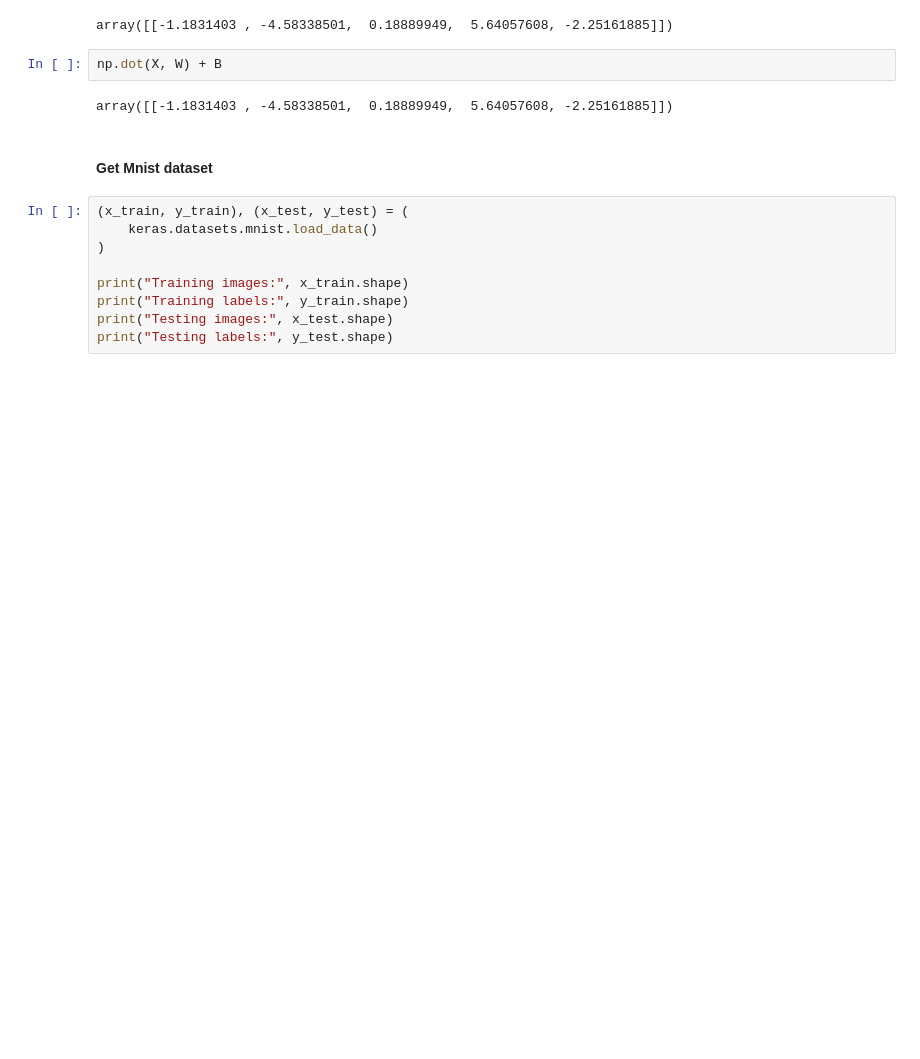
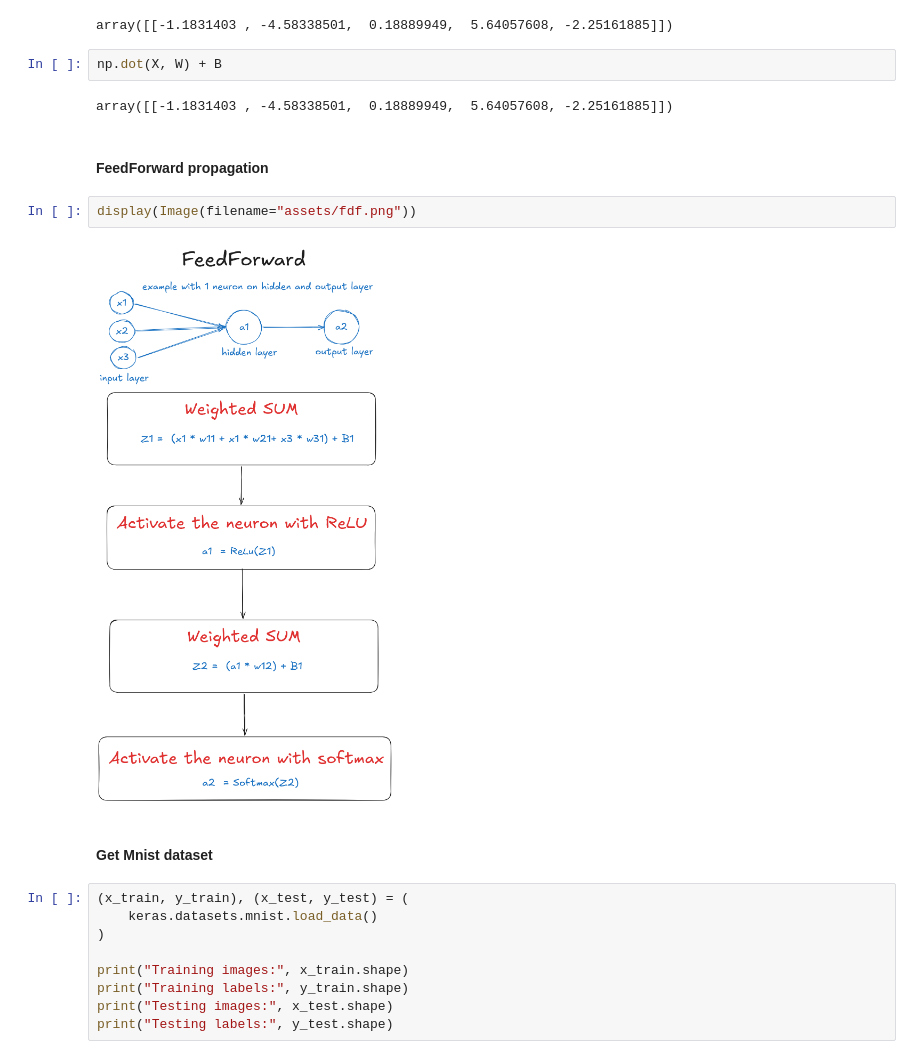
Before and after one commit to samaalibassem123/NN-from-scratch, a Jupyter notebook: main.ipynb, the cells around one changed output. Saved outputs shown, nothing was run; the diff lists cells and outputs as text; blank space fills up the shorter version.

```diff
--- a/main.ipynb
+++ b/main.ipynb
@@ -109,6 +164,12 @@ array([[-1.1831403 , -4.58338501,  0.18889949,  5.64057608, -2.25161885]])
 np.dot(X, W) + B
 # %% [output]
 array([[-1.1831403 , -4.58338501,  0.18889949,  5.64057608, -2.25161885]])
+# %% [markdown]
+#### FeedForward propagation
+# %%
+display(Image(filename="assets/fdf.png"))
+# %% [output]
+[figure, added]
 # %% [markdown]
 #### Get Mnist dataset
 # %%
```
Also changed, not shown: parts of 6 cells of this notebook, 2 other files.
